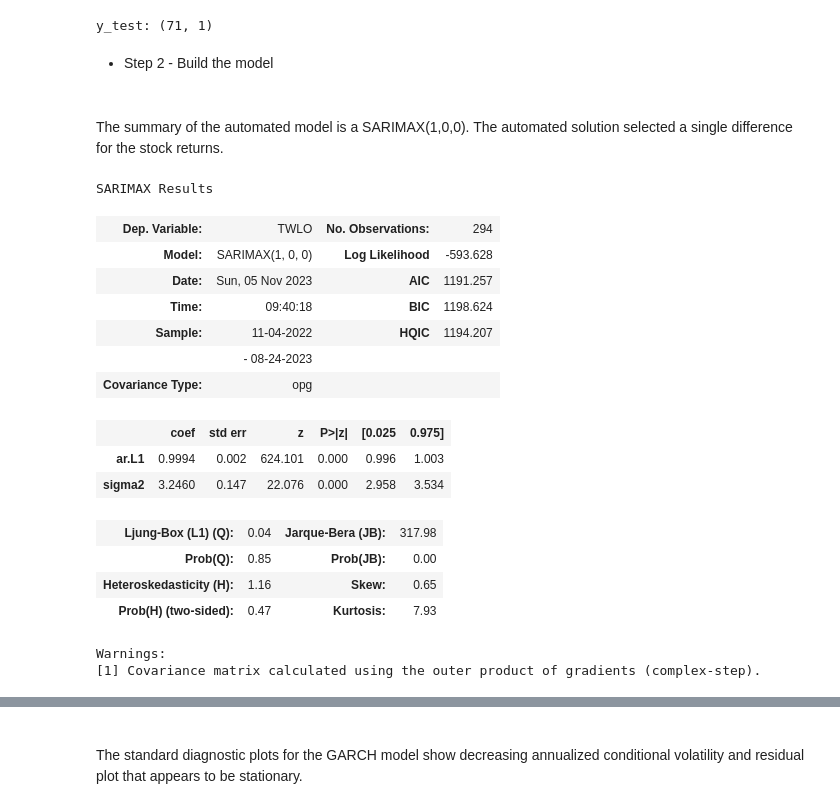
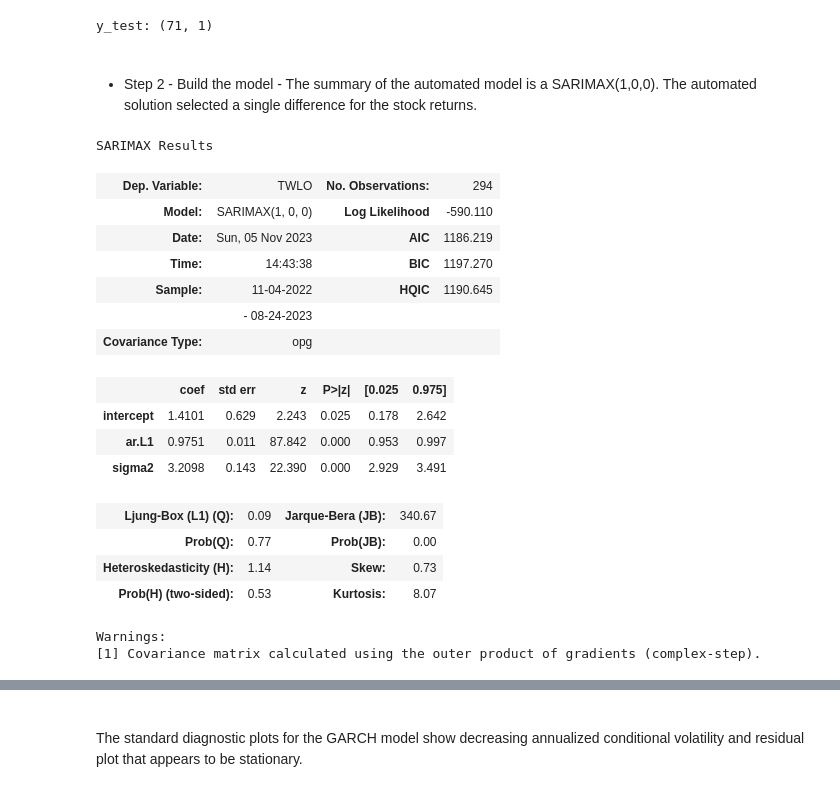
Before and after one commit to dsimband/DATA618, a Jupyter notebook: w10/DATA618_W10_ARCH-GARCH.ipynb, the cells around one changed output, grey strips where cells are left out. Cells and saved outputs as stored; diff of their text form; code cells hidden in the pictures.

```diff
--- a/w10/DATA618_W10_ARCH-GARCH.ipynb
+++ b/w10/DATA618_W10_ARCH-GARCH.ipynb
@@ -187,7 +170,35 @@ print('y_test:' , y_test.shape)
 # %% [output]
 y_test: (71, 1)
 # %% [markdown]
-- Step 2 - Build the model
+<br>
+
+- Step 2 - Build the model - The summary of the automated model is a SARIMAX(1,0,0). The automated solution selected a single difference for the stock returns.
 # %%
 s_idx = len(train_df)
 e_idx = s_idx + len(test_df) - 1
+
+# initialize and fit model
+model = sm.tsa.SARIMAX(y_train, trend='c')
+result_model = model.fit(disp=False)
+
+# display results
+result_model.summary()
+# %% [output]
+SARIMAX Results
+| Dep. Variable: | TWLO | No. Observations: | 294 |
+| Model: | SARIMAX(1, 0, 0) | Log Likelihood | -590.110 |
+| Date: | Sun, 05 Nov 2023 | AIC | 1186.219 |
+| Time: | 14:43:38 | BIC | 1197.270 |
+| Sample: | 11-04-2022 | HQIC | 1190.645 |
+|  | - 08-24-2023 |  |  |
+| Covariance Type: | opg |  |  |
+|  | coef | std err | z | P>|z| | [0.025 | 0.975] |
+| intercept | 1.4101 | 0.629 | 2.243 | 0.025 | 0.178 | 2.642 |
+| ar.L1 | 0.9751 | 0.011 | 87.842 | 0.000 | 0.953 | 0.997 |
+| sigma2 | 3.2098 | 0.143 | 22.390 | 0.000 | 2.929 | 3.491 |
+| Ljung-Box (L1) (Q): | 0.09 | Jarque-Bera (JB): | 340.67 |
+| Prob(Q): | 0.77 | Prob(JB): | 0.00 |
+| Heteroskedasticity (H): | 1.14 | Skew: | 0.73 |
+| Prob(H) (two-sided): | 0.53 | Kurtosis: | 8.07 |
+Warnings:
+[1] Covariance matrix calculated using the outer product of gradients (complex-step).
@@ -198,27 +205,3 @@ result_model = model.fit(disp=False)
-# %% [markdown]
-<br>
-
-The summary of the automated model is a SARIMAX(1,0,0). The automated solution selected a single difference for the stock returns.
-# %%
-result_model.summary()
-# %% [output]
-SARIMAX Results
-| Dep. Variable: | TWLO | No. Observations: | 294 |
-| Model: | SARIMAX(1, 0, 0) | Log Likelihood | -593.628 |
-| Date: | Sun, 05 Nov 2023 | AIC | 1191.257 |
-| Time: | 09:40:18 | BIC | 1198.624 |
-| Sample: | 11-04-2022 | HQIC | 1194.207 |
-|  | - 08-24-2023 |  |  |
-| Covariance Type: | opg |  |  |
-|  | coef | std err | z | P>|z| | [0.025 | 0.975] |
-| ar.L1 | 0.9994 | 0.002 | 624.101 | 0.000 | 0.996 | 1.003 |
-| sigma2 | 3.2460 | 0.147 | 22.076 | 0.000 | 2.958 | 3.534 |
-| Ljung-Box (L1) (Q): | 0.04 | Jarque-Bera (JB): | 317.98 |
-| Prob(Q): | 0.85 | Prob(JB): | 0.00 |
-| Heteroskedasticity (H): | 1.16 | Skew: | 0.65 |
-| Prob(H) (two-sided): | 0.47 | Kurtosis: | 7.93 |
-Warnings:
-[1] Covariance matrix calculated using the outer product of gradients (complex-step).
 # %%
 train_result = result_model.get_prediction(start=-s_idx, dynamic=False)
 train_pred_SARIM = train_result.summary_frame()[1:]
```
Also changed, not shown: parts of 35 cells of this notebook, 6 other files.
